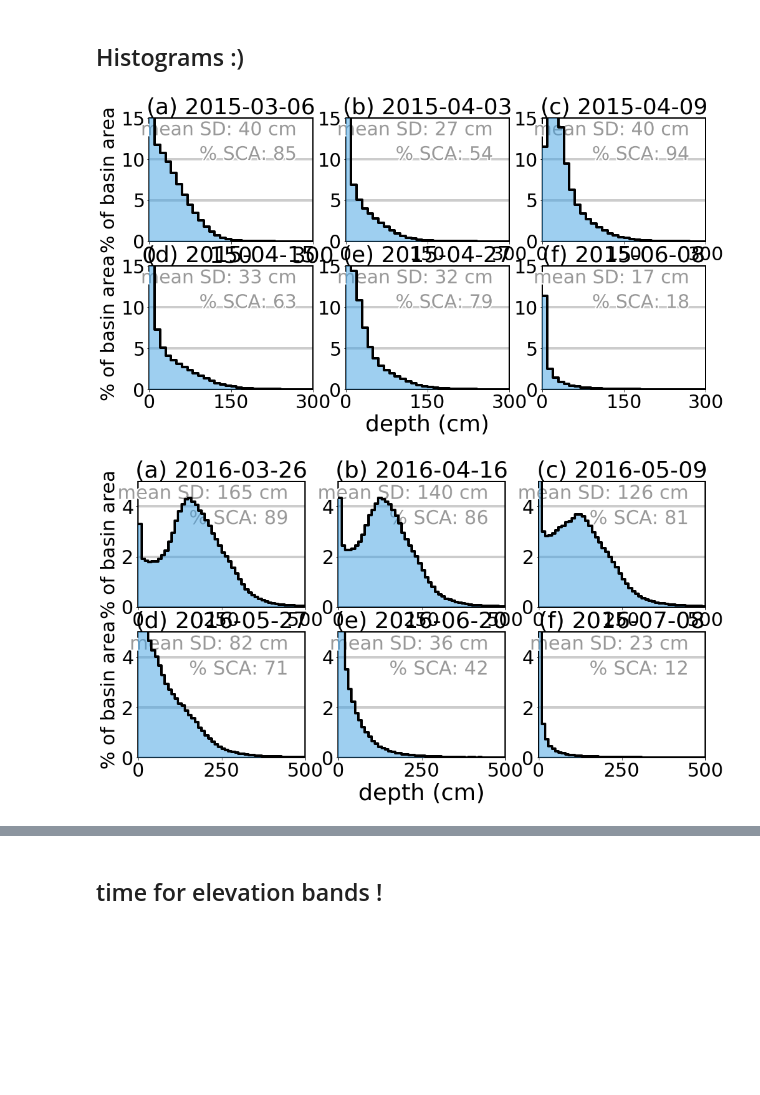
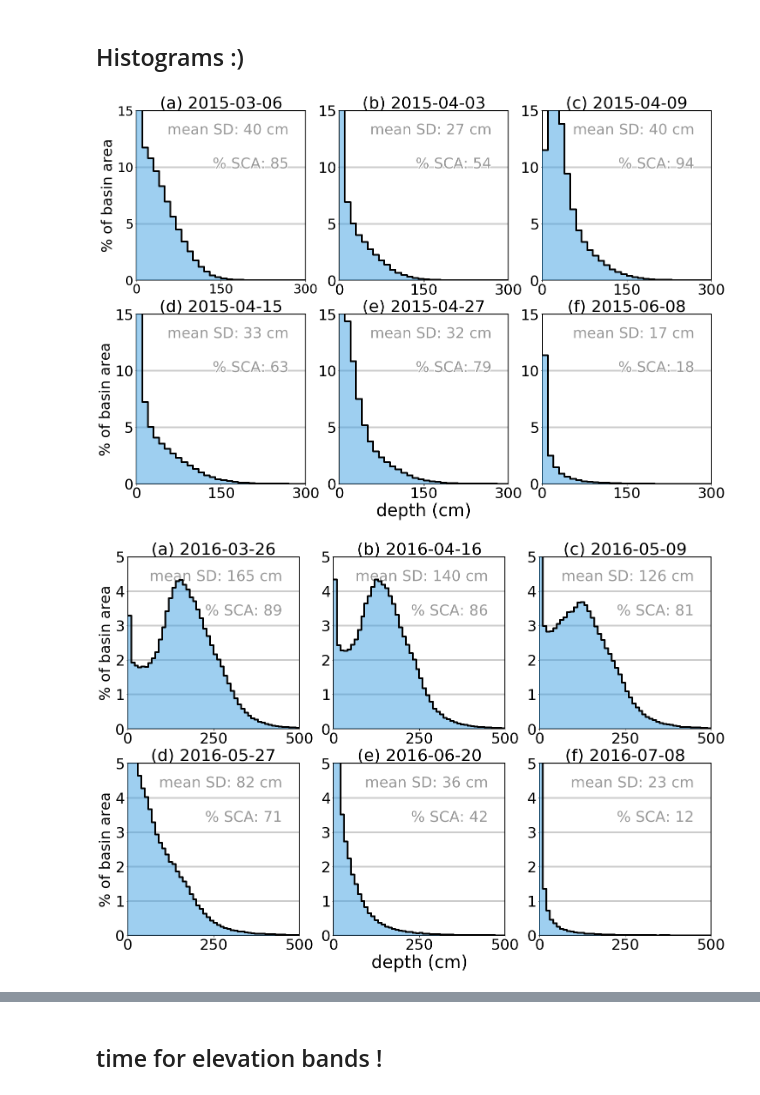
Before and after one commit to meganmason/jlabs, a Jupyter notebook: 50m_ascii/Tuolumne_depth.ipynb, the cells around one changed output, grey strips where cells are left out. Cells and saved outputs as stored; diff of their text form; code cells hidden in the pictures; blank space fills up the shorter version.

```diff
--- a/50m_ascii/Tuolumne_depth.ipynb
+++ b/50m_ascii/Tuolumne_depth.ipynb
@@ -391,8 +662,8 @@ title_letter = 'abcdef'
 
 for year in dates_to_plot_dict: #('15,'16,'17)
 
-#     plt.figure(figsize = (24, 16))
-    plt.figure(figsize = (16, 8))
+    plt.figure(figsize = (24, 16))
+#     plt.figure(figsize = (16, 8))
     i_plot = 1
 
     for year_date in dates_to_plot_dict[year]:
@@ -428,32 +699,32 @@ for year in dates_to_plot_dict: #('15,'16,'17)
         plt.rc('ytick', labelsize = fs_axes+4)
 
         plt.grid(axis='y', color=(0.8, 0.8, 0.8), which='major', linestyle='-', linewidth=4)
 
         plt.xlim([0, max_depth[year]])
         plt.ylim([0, max_y[year]])
 
         ax.spines['top'].set_linewidth(2.0)
         ax.spines['bottom'].set_linewidth(2.0)
         ax.spines['left'].set_linewidth(2.0)
         ax.spines['right'].set_linewidth(2.0)
 
         sca_percent = depth_hist_aux[year_date_dt].values.sum() / mask_50m[mask_50m == 1].size * 100
         sca_text = plt.annotate('% SCA: ' + str(int(sca_percent)),
                                 xy = (0.9*max_depth[year], 0.66*max_y[year]),
                                 fontsize = fs_labels+4, color = (0.6, 0.6, 0.6), alpha = 1, rotation = 0,
                                 horizontalalignment = 'right')
         sca_text.set_path_effects([PathEffects.withStroke(linewidth=4, foreground='w')])
 
         mean_text = plt.annotate('mean SD: ' + str(int(df['meanSD (m)'].loc[year_date_dt] *100)) + ' cm',
                                 xy = (0.9*max_depth[year], 0.86*max_y[year]),
                                 fontsize = fs_labels+4, color = (0.6, 0.6, 0.6), alpha = 1, rotation = 0,
                                 horizontalalignment = 'right')
         mean_text.set_path_effects([PathEffects.withStroke(linewidth=4, foreground='w')])
 
 
         i_plot +=1
 
 #     plt.savefig('/home/meganmason/Documents/projects/thesis/figures/working/50m_depth/hist_sca_depth_{}.png'.format(year), dpi=150)
 # %% [output]
-[figure, old version]
+[figure, new version]
-[figure, old version]
+[figure, new version]
```
Also changed, not shown: parts of 7 cells of this notebook, 3 other files.
